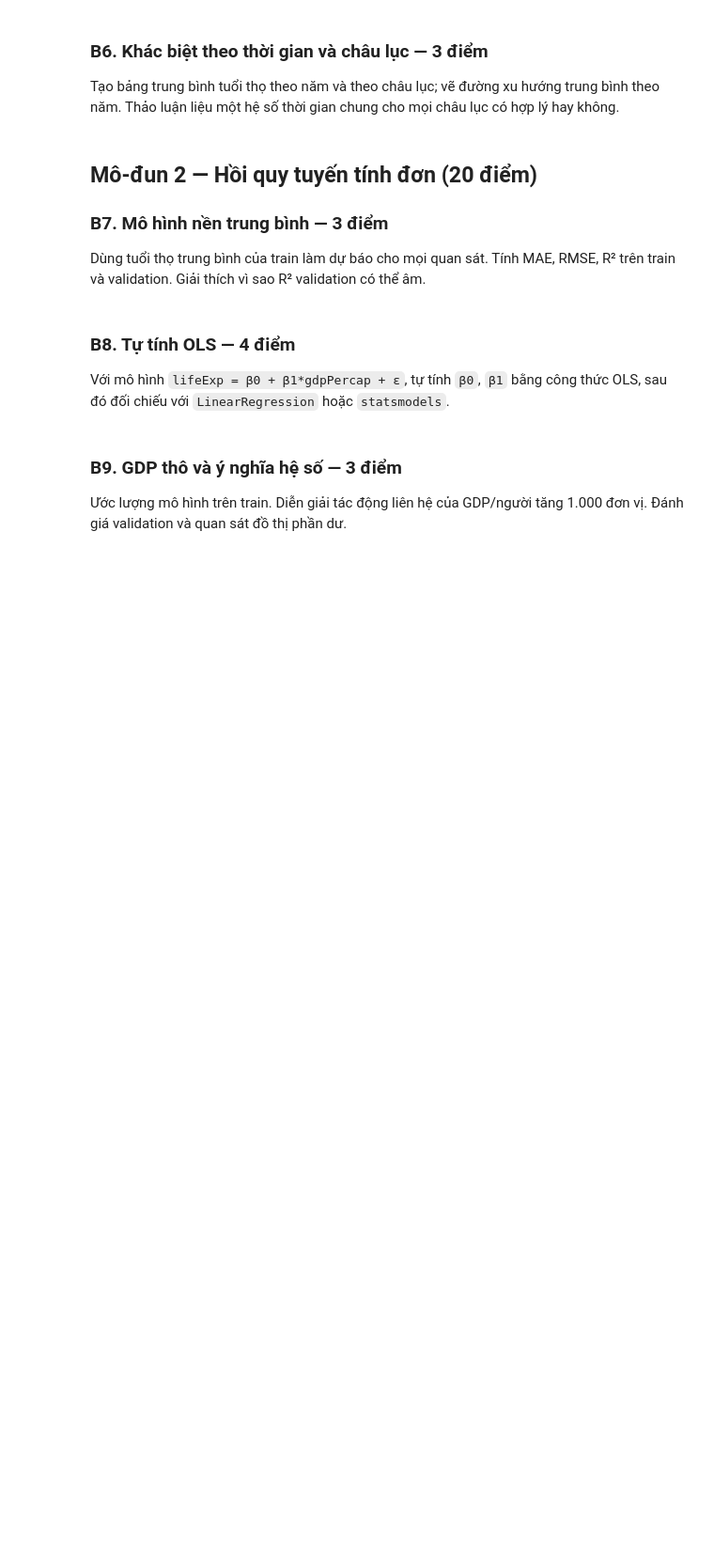
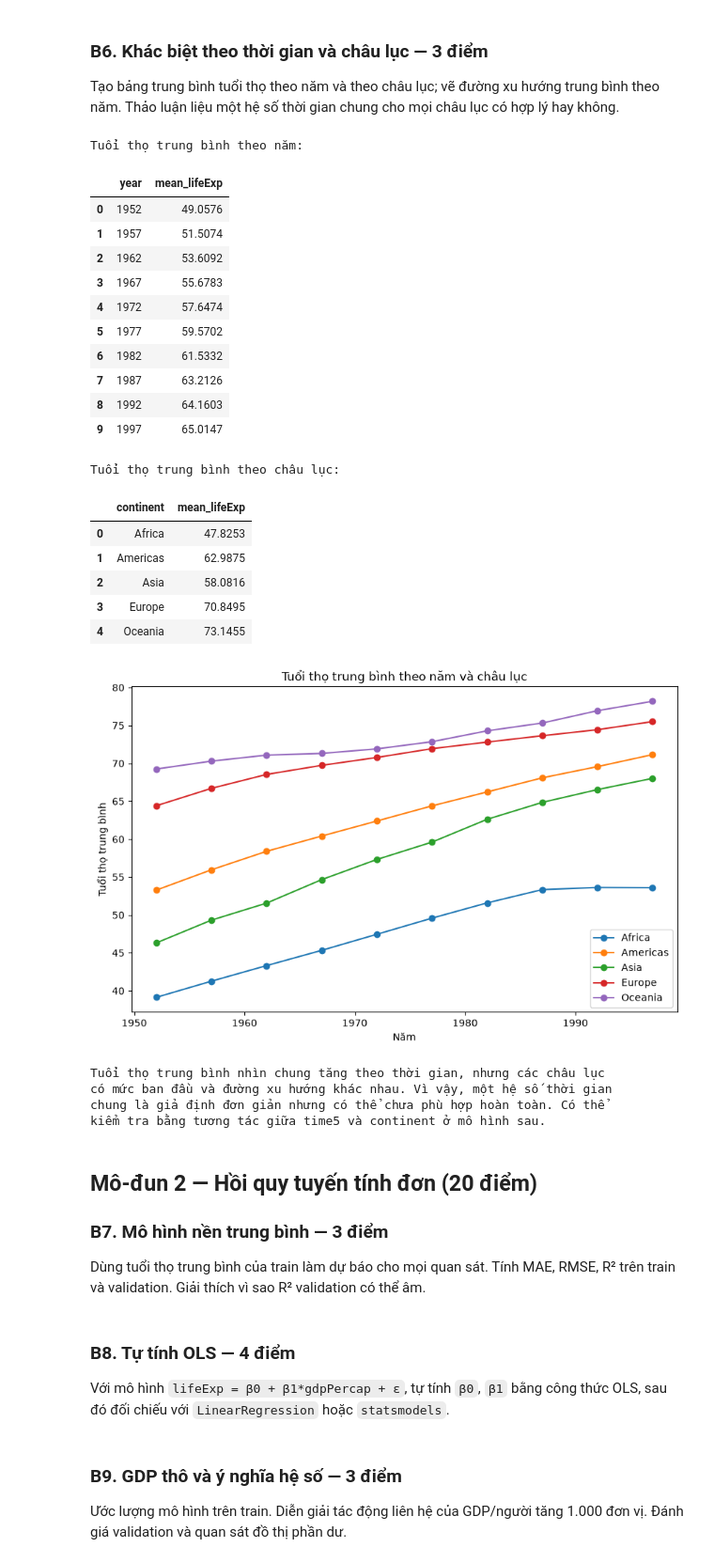
Before and after one commit to CaoRIV/machine-learning-practicals, a Jupyter notebook: 01_Bai_tap_Gapminder.ipynb, the cells around one changed output. Shown at 94% size. Drawn from its saved outputs; the diff is of its cells as text; code cells hidden in the pictures; blank space fills up the shorter version.

```diff
--- a/01_Bai_tap_Gapminder.ipynb
+++ b/01_Bai_tap_Gapminder.ipynb
@@ -114,3 +275,56 @@ Tạo bảng trung bình tuổi thọ theo năm và theo châu lục; vẽ đư
+# %%
+mean_by_year = train.groupby("year", as_index=False).agg(mean_lifeExp=("lifeExp", "mean"))
+mean_by_continent = train.groupby("continent", as_index=False).agg(mean_lifeExp=("lifeExp", "mean"))
+mean_by_year_continent = train.groupby(["year", "continent"], as_index=False).agg(mean_lifeExp=("lifeExp", "mean"))
+
+print("Tuổi thọ trung bình theo năm:")
+display(mean_by_year)
+
+print("Tuổi thọ trung bình theo châu lục:")
+display(mean_by_continent)
+
+plt.figure(figsize=(10, 6))
+
+for continent, group in mean_by_year_continent.groupby("continent"):
+    plt.plot(group["year"], group["mean_lifeExp"], marker="o", label=continent)
+
+plt.title("Tuổi thọ trung bình theo năm và châu lục")
+plt.xlabel("Năm")
+plt.ylabel("Tuổi thọ trung bình")
+plt.legend()
+plt.show()
+
+print("""
+Tuổi thọ trung bình nhìn chung tăng theo thời gian, nhưng các châu lục
+có mức ban đầu và đường xu hướng khác nhau. Vì vậy, một hệ số thời gian
+chung là giả định đơn giản nhưng có thể chưa phù hợp hoàn toàn. Có thể
+kiểm tra bằng tương tác giữa time5 và continent ở mô hình sau.
+""")
+# %% [output]
+Tuổi thọ trung bình theo năm:
+|  | year | mean_lifeExp |
+| 0 | 1952 | 49.0576 |
+| 1 | 1957 | 51.5074 |
+| 2 | 1962 | 53.6092 |
+| 3 | 1967 | 55.6783 |
+| 4 | 1972 | 57.6474 |
+| 5 | 1977 | 59.5702 |
+| 6 | 1982 | 61.5332 |
+| 7 | 1987 | 63.2126 |
+| 8 | 1992 | 64.1603 |
+| 9 | 1997 | 65.0147 |
+Tuổi thọ trung bình theo châu lục:
+|  | continent | mean_lifeExp |
+| 0 | Africa | 47.8253 |
+| 1 | Americas | 62.9875 |
+| 2 | Asia | 58.0816 |
+| 3 | Europe | 70.8495 |
+| 4 | Oceania | 73.1455 |
+[figure, added]
+Tuổi thọ trung bình nhìn chung tăng theo thời gian, nhưng các châu lục
+có mức ban đầu và đường xu hướng khác nhau. Vì vậy, một hệ số thời gian
+chung là giả định đơn giản nhưng có thể chưa phù hợp hoàn toàn. Có thể
+kiểm tra bằng tương tác giữa time5 và continent ở mô hình sau.
 # %% [markdown]
 ## Mô-đun 2 — Hồi quy tuyến tính đơn (20 điểm)
 
```
Also changed, not shown: parts of 13 cells of this notebook, 4 other files.
